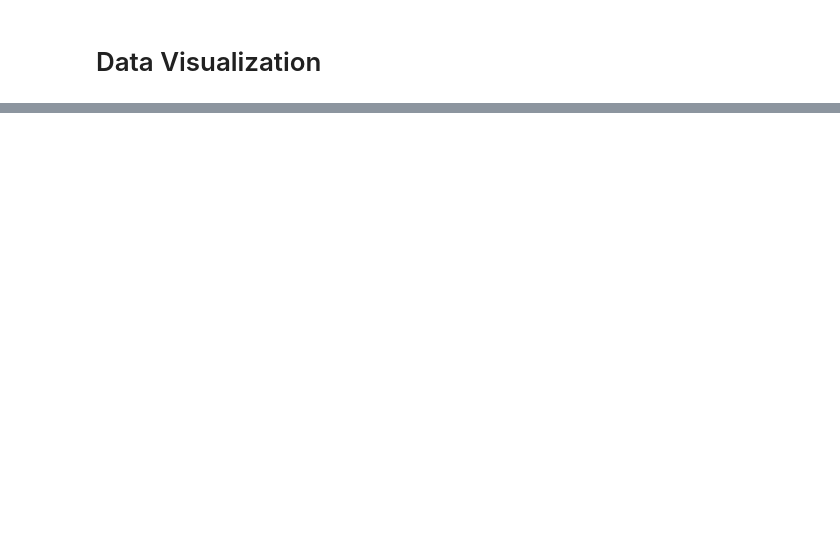
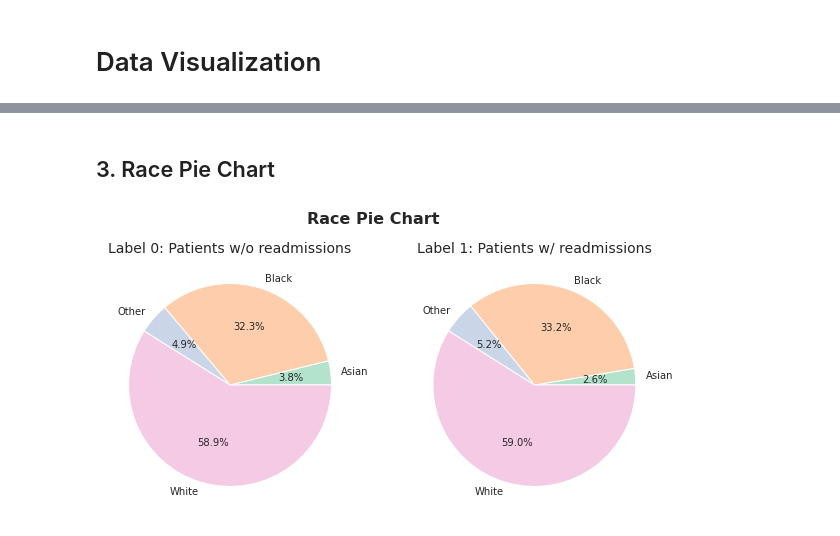
Before and after one commit to vina2329/ICU-readmissions-prediction, a Jupyter notebook: PMAP_Demographic_Vina.ipynb, the cells around one changed output, grey strips where cells are left out. Saved outputs shown, nothing was run; the diff lists cells and outputs as text; code cells hidden in the pictures; blank space fills up the shorter version.

```diff
--- a/PMAP_Demographic_Vina.ipynb
+++ b/PMAP_Demographic_Vina.ipynb
@@ -86,0 +259,18 @@ STD of ages for label 1: 14.507223942352043
+# %% [markdown]
+## 3. Race Pie Chart
+# %%
+demo_lab0 = df_demo_features[df_demo_features.labels == 0].iloc[:, 11:]
+demo_lab1 = df_demo_features[df_demo_features.labels == 1].iloc[:, 11:]
+
+plt.figure(figsize = (10,20))
+plt.subplot(1,2,1)
+plt.pie(demo_lab0.sum(), labels=['Asian','Black','Other','White'], colors=sns.color_palette('Pastel2'), autopct='%.1f%%')
+plt.title('Label 0: Patients w/o readmissions', fontsize = 14)
+
+plt.subplot(1,2,2)
+plt.pie(demo_lab1.sum(), labels=['Asian','Black','Other','White'], colors=sns.color_palette('Pastel2'), autopct='%.1f%%')
+plt.title('Label 1: Patients w/ readmissions', fontsize = 14)
+plt.suptitle('Race Pie Chart', y = 0.6225, fontsize = 16, fontweight = 'bold')
+plt.show()
+# %% [output]
+[figure, added]
```
Also changed, not shown: parts of 17 cells of this notebook.
